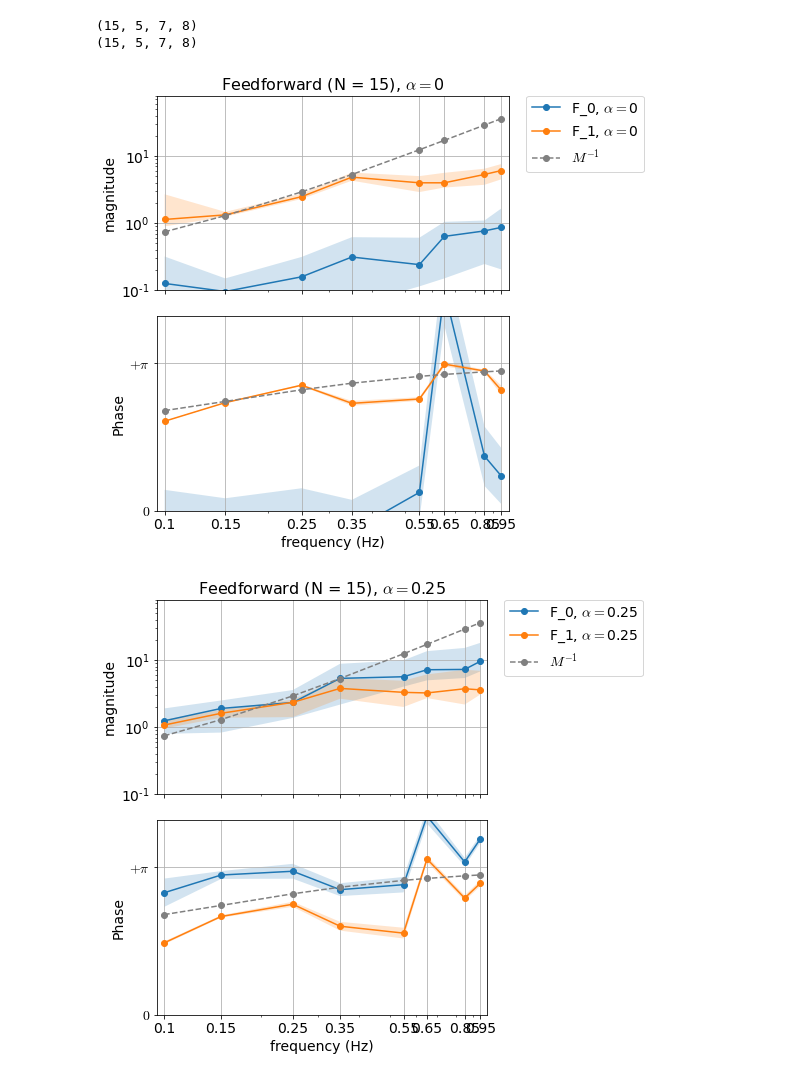
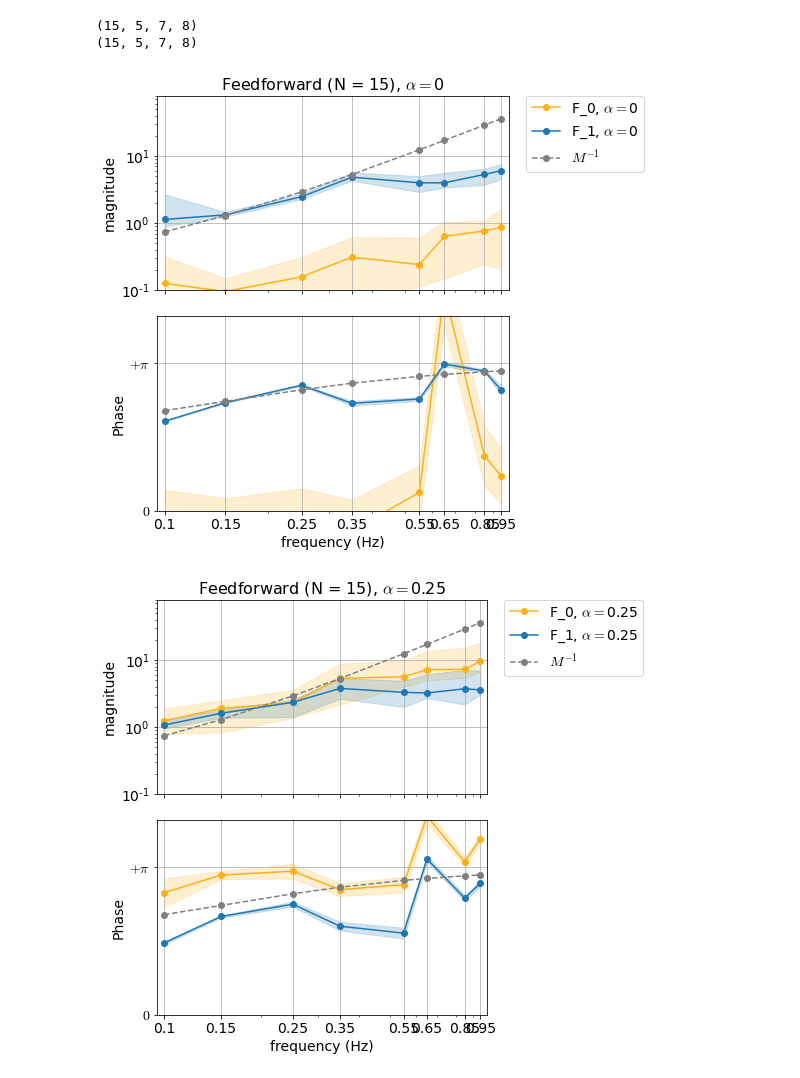
Before and after one commit to sburden-group/sensorimotor_fusion, a Jupyter notebook: analysis/Multimodal paper/20241211_multimodal_analysis.ipynb, the cells around one changed output. Cells and saved outputs as stored; diff of their text form; code cells hidden in the pictures.

```diff
--- a/analysis/Multimodal paper/20241211_multimodal_analysis.ipynb
+++ b/analysis/Multimodal paper/20241211_multimodal_analysis.ipynb
@@ -319,7 +335,7 @@ for sub in range(subject_num):
     for cond in range(condition_num):
         w = alphas[cond]
         for i in range(trial_num//2):
-            F0[sub,cond,i],F1[sub,cond,i],B0[sub,cond,i],B0[sub,cond,i] \
+            F0[sub,cond,i],F1[sub,cond,i],B0[sub,cond,i],B1[sub,cond,i] \
                 = FF_FB_each_modality(Tu0r[sub,cond,i],Tu0d[sub,cond,i],Tu1r[sub,cond,i],Tu1d[sub,cond,i],w)
 print(F0.shape) # subject x condition x trial//2 x stimulated freqs
 print(B0.shape)
@@ -342,57 +358,57 @@ for cond in range(condition_num):
     q25,q50,q75 = np.quantile(F_mean,[0.25,0.5,0.75],axis = 0)
     # magnitude
     ax = axs[0]
-    ax.plot(freqs,q50,'-o',label = r'F_0, $\alpha = $'+conditions[cond])
-    ax.fill_between(freqs, q25, q75, alpha=0.2)
+    ax.plot(freqs,q50,'-o',label = r'F_0, $\alpha = $'+conditions[cond],color = colors['GOLD'])
+    ax.fill_between(freqs, q25, q75, alpha=0.2,color = colors['GOLD'])
     # phase
     ax = axs[1]
     F_angle = np.angle(np.mean(np.exp(1j*(np.angle(F0[:,cond,:,:]))),axis = 1))
     z = np.mean(np.exp(1j*(F_angle-np.pi/2)), axis=0)
     mean = np.angle(z)+np.pi/2
     disp = 1 - np.abs(z)
-    ax.plot(freqs,mean,'-o',label = r'$\alpha = $'+conditions[cond])
-    ax.fill_between(freqs,mean+disp,mean-disp,alpha = 0.2)
+    ax.plot(freqs,mean,'-o',label = r'$\alpha = $'+conditions[cond],color = colors['GOLD'])
+    ax.fill_between(freqs,mean+disp,mean-disp,alpha = 0.2,color = colors['GOLD'])
 
     # F1
     F_mean = np.mean(np.abs(F1[:,cond,:,:]),axis = 1) #mean across all trials
     q25,q50,q75 = np.quantile(F_mean,[0.25,0.5,0.75],axis = 0)
     # magnitude
     ax = axs[0]
-    ax.plot(freqs,q50,'-o',label = r'F_1, $\alpha = $'+conditions[cond])
-    ax.fill_between(freqs, q25, q75, alpha=0.2)
+    ax.plot(freqs,q50,'-o',label = r'F_1, $\alpha = $'+conditions[cond],color = colors['BLUE'])
+    ax.fill_between(freqs, q25, q75, alpha=0.2,color = colors['BLUE'])
     # phase
     ax = axs[1]
     F_angle = np.angle(np.mean(np.exp(1j*(np.angle(F1[:,cond,:,:]))),axis = 1))
     z = np.mean(np.exp(1j*(F_angle-np.pi/2)), axis=0)
     mean = np.angle(z)+np.pi/2
     disp = 1 - np.abs(z)
-    ax.plot(freqs,mean,'-o',label = r'$\alpha = $'+conditions[cond])
-    ax.fill_between(freqs,mean+disp,mean-disp,alpha = 0.2)
+    ax.plot(freqs,mean,'-o',label = r'$\alpha = $'+conditions[cond],color = colors['BLUE'])
+    ax.fill_between(freqs,mean+disp,mean-disp,alpha = 0.2,color = colors['BLUE'])
 
     ax = axs[0]
     ax.plot(freqs,np.abs(1/M),'--o',color= 'grey',label = r'$M^{-1}$')
     ax.set_xscale("log")
     ax.set_xlim(xlim)
     ax.set_xticks(xticks)
     ax.set_xticklabels(xticks,rotation=90)
     ax.grid('on',zorder=-1)
     ax.set_ylim(0.1,80)
     ax.set_yscale("log")
     ax.set_ylabel('magnitude')
     ax.legend(bbox_to_anchor=(1.05, 1), loc='upper left', borderaxespad=0.)
 
     ax = axs[1]
     ax.plot(freqs,np.angle(1/M),'--o',color= 'grey',label = r'$M^{-1}$')
     ax.set_ylabel('Phase')
     ax.grid('on',zorder=-1)
     ax.set_ylim(ylimphase)
     ax.set_yticks(yticksphase)
     ax.set_yticklabels(yticklabelsphase)
     ax.set_xlabel('frequency (Hz)')
     # ax.legend(bbox_to_anchor=(1.05, 1), loc='upper left', borderaxespad=0.)
     axs[0].set_title(r'Feedforward (N = 15), $\alpha = $'+conditions[cond])
     plt.tight_layout()
     plt.show()
 # %% [output]
-[figure, old version]
+[figure, new version]
-[figure, old version]
+[figure, new version]
```
Also changed, not shown: parts of 40 cells of this notebook, 2 other files.
